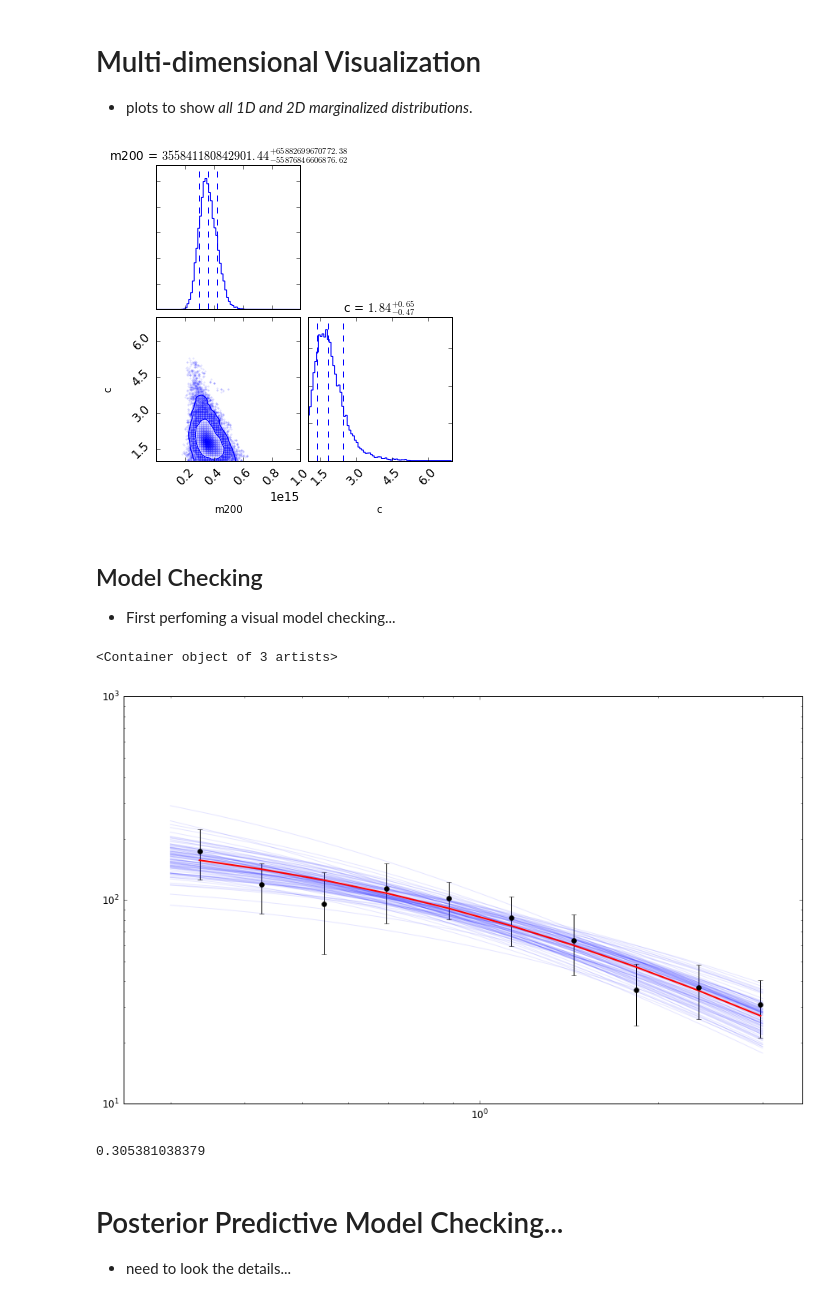
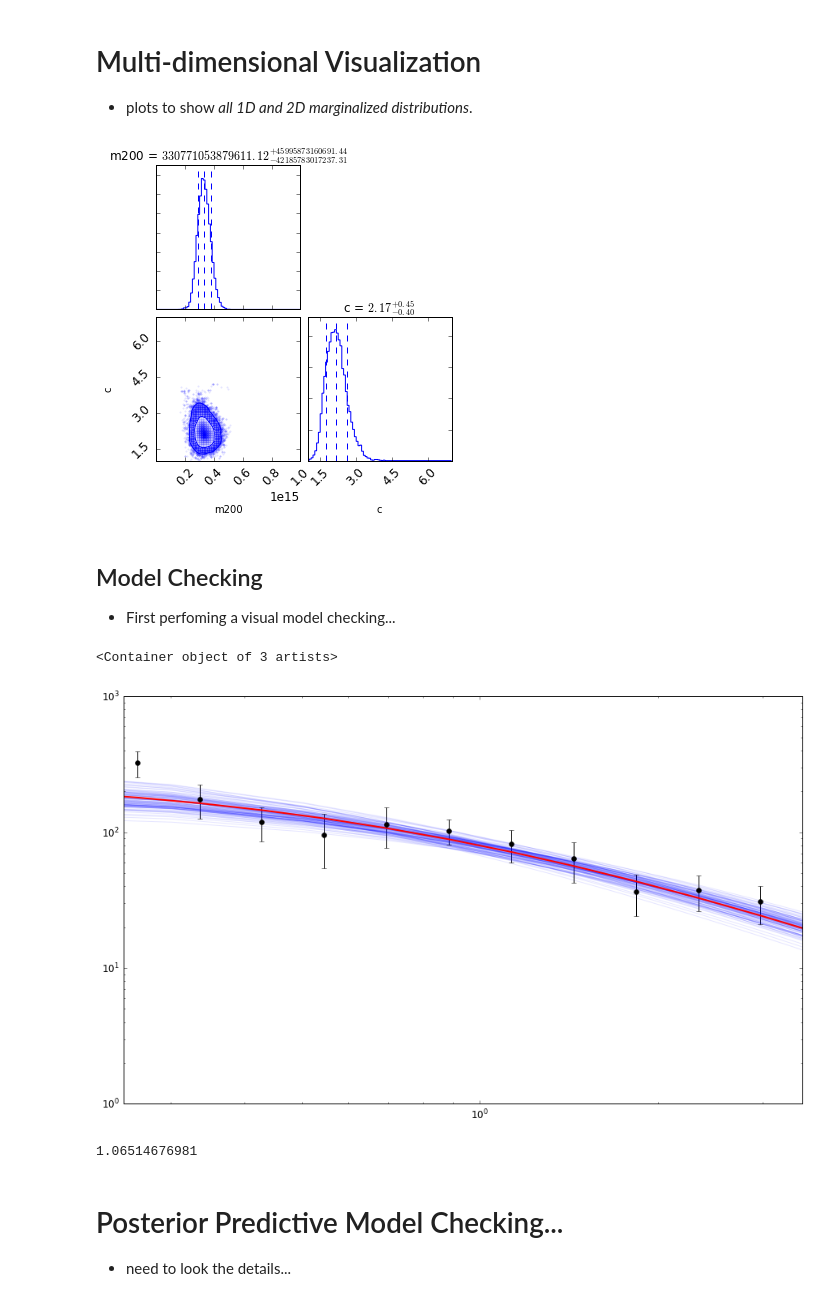
Before and after one commit to MariaElidaiana/AstroHackWeek, a Jupyter notebook: FittingNFW2DSigma.ipynb, the cells around one changed output. Saved outputs shown, nothing was run; the diff lists cells and outputs as text; code cells hidden in the pictures.

```diff
--- a/FittingNFW2DSigma.ipynb
+++ b/FittingNFW2DSigma.ipynb
@@ -63,7 +63,9 @@ R     = np.array(stacked_clusters['Radius'])
 DSobs = np.array(stacked_clusters['Delta_Sigma_T'])
 DSerr = np.array(stacked_clusters['err_Delta_Sigma_T'])
 
-fitmask = (R>=0.3)&(R<3.5)
+#fitmask = (R>=0.3)&(R<3.5)
+fitmask = (R>=0.1)&(R<=10.0) #using all points
+
 print(stacked_clusters[fitmask])
 
 R = R[fitmask]
@@ -432,7 +435,7 @@ corner.corner(chain, labels=['m200','c'], range=[m200limits,climits],quantiles=[
                 plot_datapoints=True, fill_contours=False, levels=[0.95, 0.68],
                 color='b', bins=80, smooth=1.0);
 # %% [output]
-[figure, old version]
+[figure, new version]
 # %% [markdown]
 ## Model Checking
 
@@ -440,27 +443,27 @@ corner.corner(chain, labels=['m200','c'], range=[m200limits,climits],quantiles=[
 # %%
 # Generate a straight line model for each parameter combination, and plot:
 
-xlimits=[0.3,3.0]
+xlimits=[0.1,10.0]
 X = np.linspace(xlimits[0],xlimits[1],50)
 for i in (np.random.rand(100)*len(chain)).astype(int):
     m,b = chain[i]
     plt.plot(X, DStheo(X,(m,b)), 'b-', alpha=0.1)
 plt.plot(R,DStheo(R,(mean_mm,mean_cc)),'r-',linewidth=2.0,label='NFW-model with MCMC')
 plt.xscale('log', nonposx='clip')
 plt.yscale('log', nonposy='clip')
 plt.xlim(0.25,3.5)
 
 # Overlay the data, for comparison:
 plt.errorbar(R,DSobs,yerr=DSerr,label='redmapper data',fmt='ko')
 # %% [output]
 <Container object of 3 artists>
-[figure, old version]
+[figure, new version]
 # %%
 chisq_nfw = ((-1./0.5)*nfw_log_likelihood(R, DSobs, DSerr, (mean_mm, mean_cc))) /(len(R)-2.)
 
 print chisq_nfw
 # %% [output]
-0.305381038379
+1.06514676981
 # %% [markdown]
 # Posterior Predictive Model Checking...
 * need to look the details...
```
Also changed, not shown: parts of 15 cells of this notebook.
